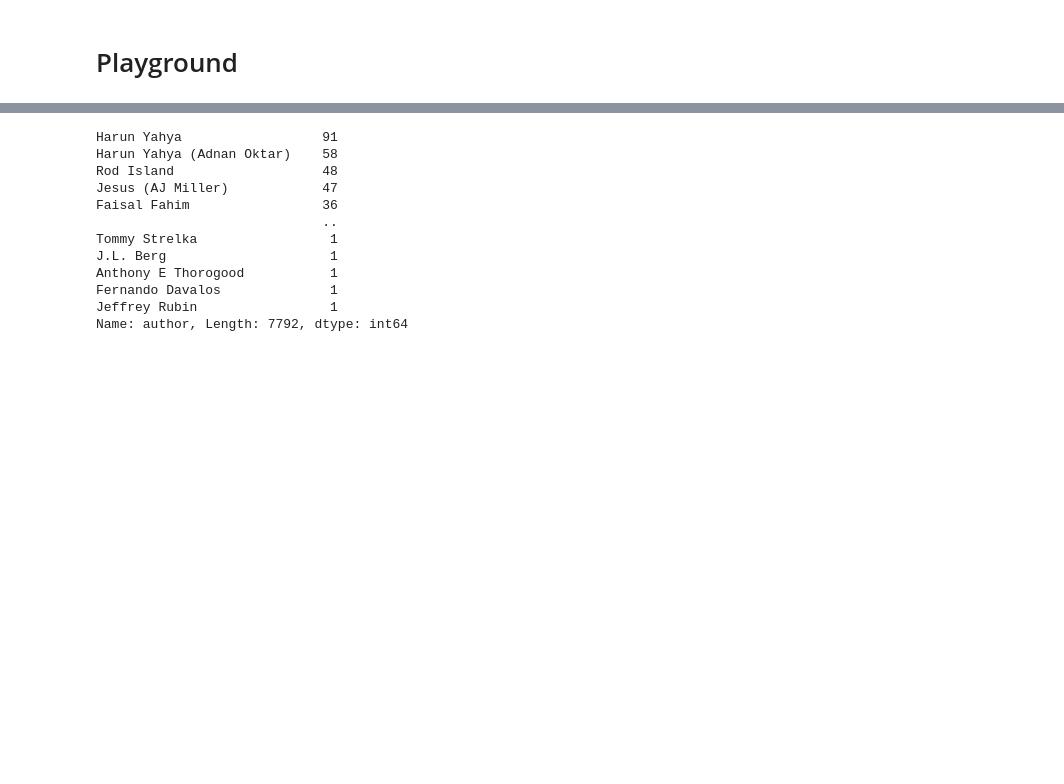
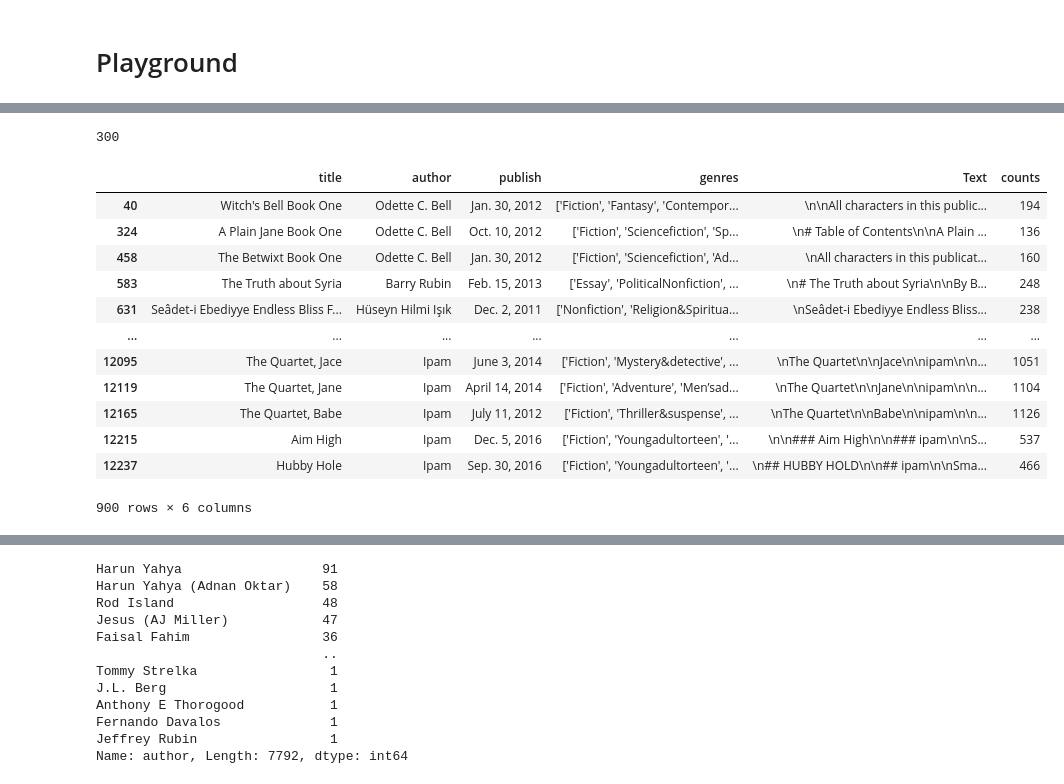
Before and after one commit to EN555/Author-Identification, a Jupyter notebook: Notebooks/playground.ipynb, the cells around one changed output, grey strips where cells are left out. Cells and saved outputs as stored; diff of their text form; code cells hidden in the pictures; blank space fills up the shorter version.

```diff
--- a/Notebooks/playground.ipynb
+++ b/Notebooks/playground.ipynb
@@ -8,0 +24,21 @@ df = pd.read_csv("../data.csv",index_col=0)
+# %%
+len(list(a[a>=5].index))
+# %% [output]
+300
+# %%
+a = df["author"].value_counts()
+df[df["author"].isin(list(a[a>=15].index))]
+# %% [output]
+|  | title | author | publish | genres | Text | counts |
+| 40 | Witch's Bell Book One | Odette C. Bell | Jan. 30, 2012 | ['Fiction', 'Fantasy', 'Contempor... | \n\nAll characters in this public... | 194 |
+| 324 | A Plain Jane Book One | Odette C. Bell | Oct. 10, 2012 | ['Fiction', 'Sciencefiction', 'Sp... | \n# Table of Contents\n\nA Plain ... | 136 |
+| 458 | The Betwixt Book One | Odette C. Bell | Jan. 30, 2012 | ['Fiction', 'Sciencefiction', 'Ad... | \nAll characters in this publicat... | 160 |
+| 583 | The Truth about Syria | Barry Rubin | Feb. 15, 2013 | ['Essay', 'PoliticalNonfiction', ... | \n# The Truth about Syria\n\nBy B... | 248 |
+| 631 | Seâdet-i Ebediyye Endless Bliss F... | Hüseyn Hilmi Işık | Dec. 2, 2011 | ['Nonfiction', 'Religion&Spiritua... | \nSeâdet-i Ebediyye Endless Bliss... | 238 |
+| ... | ... | ... | ... | ... | ... | ... |
+| 12095 | The Quartet, Jace | Ipam | June 3, 2014 | ['Fiction', 'Mystery&detective', ... | \nThe Quartet\n\nJace\n\nipam\n\n... | 1051 |
+| 12119 | The Quartet, Jane | Ipam | April 14, 2014 | ['Fiction', 'Adventure', 'Men’sad... | \nThe Quartet\n\nJane\n\nipam\n\n... | 1104 |
+| 12165 | The Quartet, Babe | Ipam | July 11, 2012 | ['Fiction', 'Thriller&suspense', ... | \nThe Quartet\n\nBabe\n\nipam\n\n... | 1126 |
+| 12215 | Aim High | Ipam | Dec. 5, 2016 | ['Fiction', 'Youngadultorteen', '... | \n\n### Aim High\n\n### ipam\n\nS... | 537 |
+| 12237 | Hubby Hole | Ipam | Sep. 30, 2016 | ['Fiction', 'Youngadultorteen', '... | \n## HUBBY HOLD\n\n## ipam\n\nSma... | 466 |
+900 rows × 6 columns
```
Also changed, not shown: parts of 5 cells of this notebook, 1 other file.
